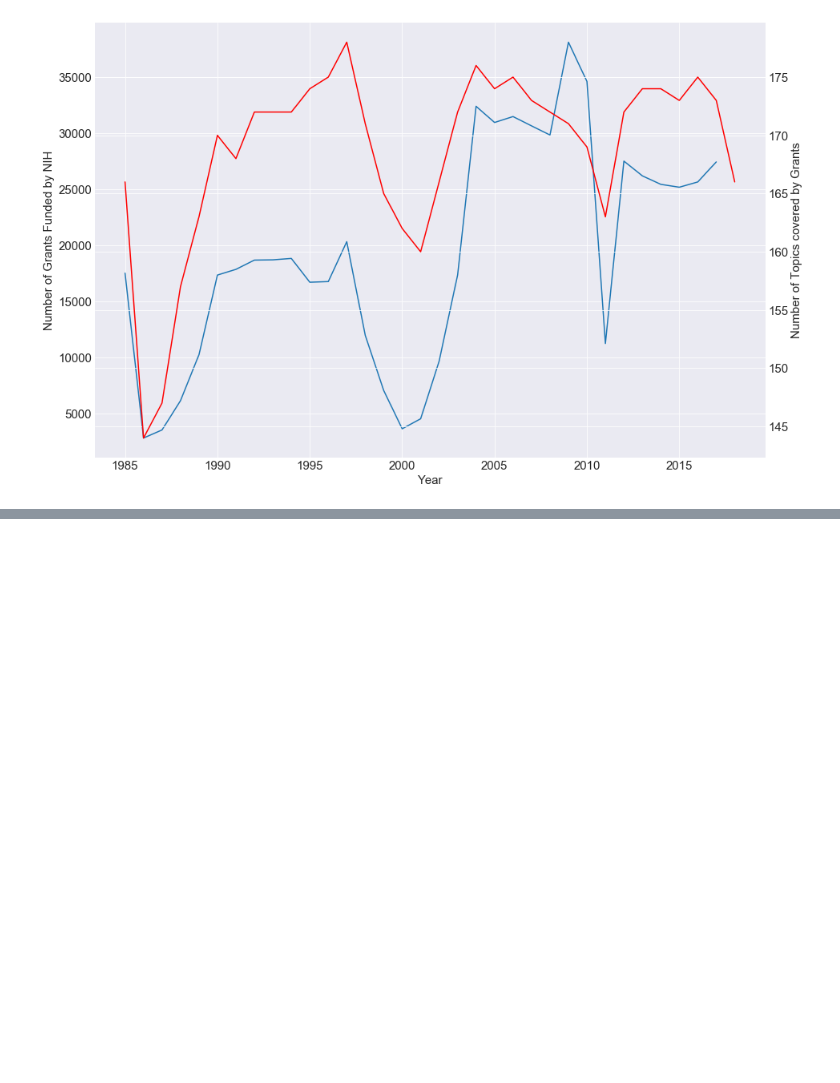
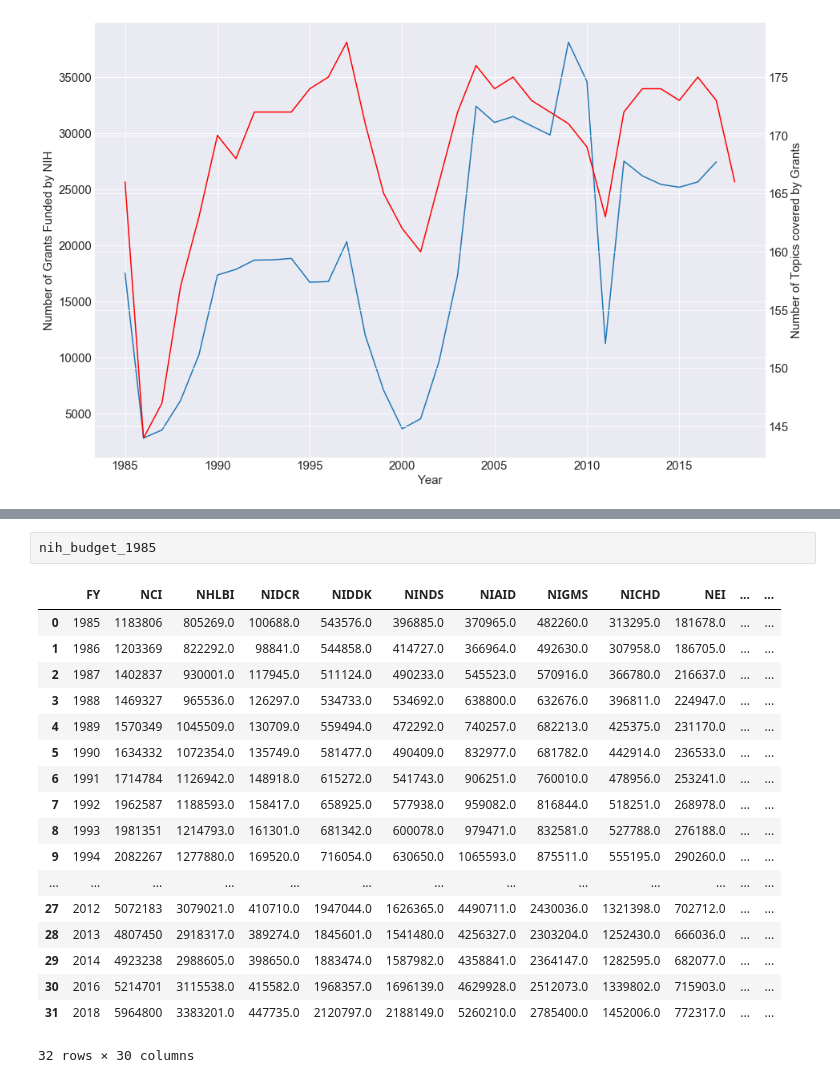
Before and after one commit to raom1/NIH-grants, a Jupyter notebook: funding_topic_analysis.ipynb, the cells around one changed output, grey strips where cells are left out. Cells and saved outputs as stored; diff of their text form; blank space fills up the shorter version.

```diff
--- a/funding_topic_analysis.ipynb
+++ b/funding_topic_analysis.ipynb
@@ -134,0 +226,21 @@ ax2.tick_params(labelsize = 15);
+# %%
+nih_budget_1985
+# %% [output]
+|  | FY | NCI | NHLBI | NIDCR | NIDDK | NINDS | NIAID | NIGMS | NICHD | NEI | ... | ... |
+| 0 | 1985 | 1183806 | 805269.0 | 100688.0 | 543576.0 | 396885.0 | 370965.0 | 482260.0 | 313295.0 | 181678.0 | ... | ... |
+| 1 | 1986 | 1203369 | 822292.0 | 98841.0 | 544858.0 | 414727.0 | 366964.0 | 492630.0 | 307958.0 | 186705.0 | ... | ... |
+| 2 | 1987 | 1402837 | 930001.0 | 117945.0 | 511124.0 | 490233.0 | 545523.0 | 570916.0 | 366780.0 | 216637.0 | ... | ... |
+| 3 | 1988 | 1469327 | 965536.0 | 126297.0 | 534733.0 | 534692.0 | 638800.0 | 632676.0 | 396811.0 | 224947.0 | ... | ... |
+| 4 | 1989 | 1570349 | 1045509.0 | 130709.0 | 559494.0 | 472292.0 | 740257.0 | 682213.0 | 425375.0 | 231170.0 | ... | ... |
+| 5 | 1990 | 1634332 | 1072354.0 | 135749.0 | 581477.0 | 490409.0 | 832977.0 | 681782.0 | 442914.0 | 236533.0 | ... | ... |
+| 6 | 1991 | 1714784 | 1126942.0 | 148918.0 | 615272.0 | 541743.0 | 906251.0 | 760010.0 | 478956.0 | 253241.0 | ... | ... |
+| 7 | 1992 | 1962587 | 1188593.0 | 158417.0 | 658925.0 | 577938.0 | 959082.0 | 816844.0 | 518251.0 | 268978.0 | ... | ... |
+| 8 | 1993 | 1981351 | 1214793.0 | 161301.0 | 681342.0 | 600078.0 | 979471.0 | 832581.0 | 527788.0 | 276188.0 | ... | ... |
+| 9 | 1994 | 2082267 | 1277880.0 | 169520.0 | 716054.0 | 630650.0 | 1065593.0 | 875511.0 | 555195.0 | 290260.0 | ... | ... |
+| ... | ... | ... | ... | ... | ... | ... | ... | ... | ... | ... | ... | ... |
+| 27 | 2012 | 5072183 | 3079021.0 | 410710.0 | 1947044.0 | 1626365.0 | 4490711.0 | 2430036.0 | 1321398.0 | 702712.0 | ... | ... |
+| 28 | 2013 | 4807450 | 2918317.0 | 389274.0 | 1845601.0 | 1541480.0 | 4256327.0 | 2303204.0 | 1252430.0 | 666036.0 | ... | ... |
+| 29 | 2014 | 4923238 | 2988605.0 | 398650.0 | 1883474.0 | 1587982.0 | 4358841.0 | 2364147.0 | 1282595.0 | 682077.0 | ... | ... |
+| 30 | 2016 | 5214701 | 3115538.0 | 415582.0 | 1968357.0 | 1696139.0 | 4629928.0 | 2512073.0 | 1339802.0 | 715903.0 | ... | ... |
+| 31 | 2018 | 5964800 | 3383201.0 | 447735.0 | 2120797.0 | 2188149.0 | 5260210.0 | 2785400.0 | 1452006.0 | 772317.0 | ... | ... |
+32 rows × 30 columns
```
Also changed, not shown: parts of 34 cells of this notebook.
